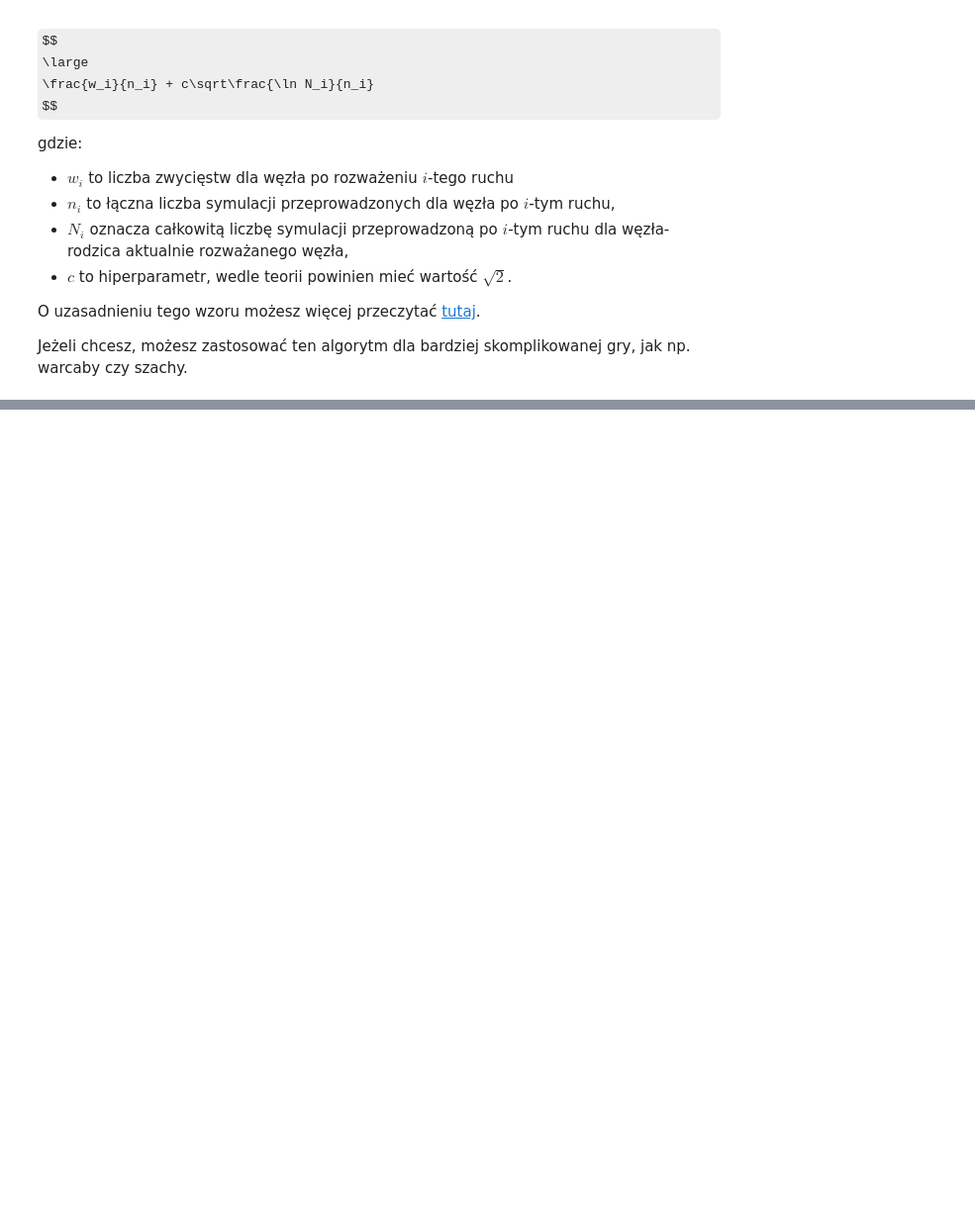
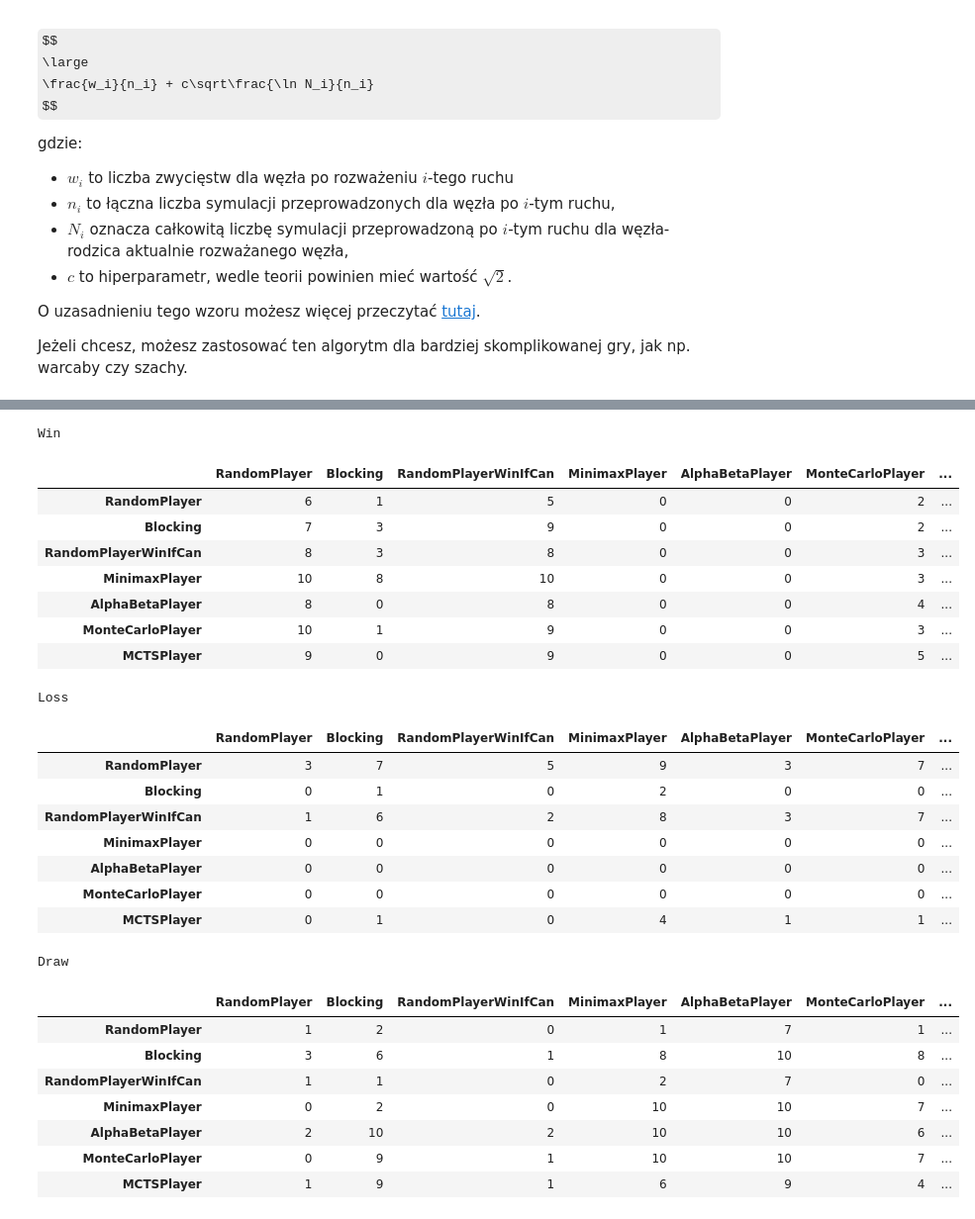
Before and after one commit to barhanc/artificial-intelligence-fundamentals, a Jupyter notebook: lab6/lab_6.ipynb, the cells around one changed output, grey strips where cells are left out. Shown at 99% size. Cells and saved outputs as stored; diff of their text form; code cells hidden in the pictures; some formulas as TeX source; blank space fills up the shorter version.

```diff
--- a/lab6/lab_6.ipynb
+++ b/lab6/lab_6.ipynb
@@ -722,0 +863,61 @@ Jeżeli chcesz, możesz zastosować ten algorytm dla bardziej skomplikowanej gry
+# %%
+class MCTSPlayer(PlayerInterface):
+    def move(self, board, player):
+        root = mcts(Node(player, board, label="0"), iters=100, rollouts=100)
+        node = max(root.next, key=lambda x: x.n)
+        next_board = node.board
+        move = tuple(np.argwhere(board != next_board)[0])
+        board[move] = player
+# %%
+%%time
+
+number_of_rounds = 10
+players = [
+    RandomPlayer(),
+    Blocking(),
+    RandomPlayerWinIfCan(),
+    MinimaxPlayer(),
+    AlphaBetaPlayer(),
+    MonteCarloPlayer(),
+    MCTSPlayer()
+]
+scores = defaultdict(lambda: defaultdict(lambda: defaultdict(int)))
+
+for player in players:
+    for adversary in players:
+        for i in range(number_of_rounds):
+            game = TicTacToe(player, adversary, SIZE)
+            score = game.play(False)
+            # print("player name {} adversary name {} score {} ".format(player.name, adversary.name, score))
+            scores[score][player.name][adversary.name] += 1
+
+
+print_scores(scores, [player.name for player in players])
+# %% [output]
+Win
+|  | RandomPlayer | Blocking | RandomPlayerWinIfCan | MinimaxPlayer | AlphaBetaPlayer | MonteCarloPlayer | ... |
+| RandomPlayer | 6 | 1 | 5 | 0 | 0 | 2 | ... |
+| Blocking | 7 | 3 | 9 | 0 | 0 | 2 | ... |
+| RandomPlayerWinIfCan | 8 | 3 | 8 | 0 | 0 | 3 | ... |
+| MinimaxPlayer | 10 | 8 | 10 | 0 | 0 | 3 | ... |
+| AlphaBetaPlayer | 8 | 0 | 8 | 0 | 0 | 4 | ... |
+| MonteCarloPlayer | 10 | 1 | 9 | 0 | 0 | 3 | ... |
+| MCTSPlayer | 9 | 0 | 9 | 0 | 0 | 5 | ... |
+Loss
+|  | RandomPlayer | Blocking | RandomPlayerWinIfCan | MinimaxPlayer | AlphaBetaPlayer | MonteCarloPlayer | ... |
+| RandomPlayer | 3 | 7 | 5 | 9 | 3 | 7 | ... |
+| Blocking | 0 | 1 | 0 | 2 | 0 | 0 | ... |
+| RandomPlayerWinIfCan | 1 | 6 | 2 | 8 | 3 | 7 | ... |
+| MinimaxPlayer | 0 | 0 | 0 | 0 | 0 | 0 | ... |
+| AlphaBetaPlayer | 0 | 0 | 0 | 0 | 0 | 0 | ... |
+| MonteCarloPlayer | 0 | 0 | 0 | 0 | 0 | 0 | ... |
+| MCTSPlayer | 0 | 1 | 0 | 4 | 1 | 1 | ... |
+Draw
+|  | RandomPlayer | Blocking | RandomPlayerWinIfCan | MinimaxPlayer | AlphaBetaPlayer | MonteCarloPlayer | ... |
+| RandomPlayer | 1 | 2 | 0 | 1 | 7 | 1 | ... |
+| Blocking | 3 | 6 | 1 | 8 | 10 | 8 | ... |
+| RandomPlayerWinIfCan | 1 | 1 | 0 | 2 | 7 | 0 | ... |
+| MinimaxPlayer | 0 | 2 | 0 | 10 | 10 | 7 | ... |
+| AlphaBetaPlayer | 2 | 10 | 2 | 10 | 10 | 6 | ... |
+| MonteCarloPlayer | 0 | 9 | 1 | 10 | 10 | 7 | ... |
+| MCTSPlayer | 1 | 9 | 1 | 6 | 9 | 4 | ... |
```
Also changed, not shown: parts of 15 cells of this notebook, 16 other files.
